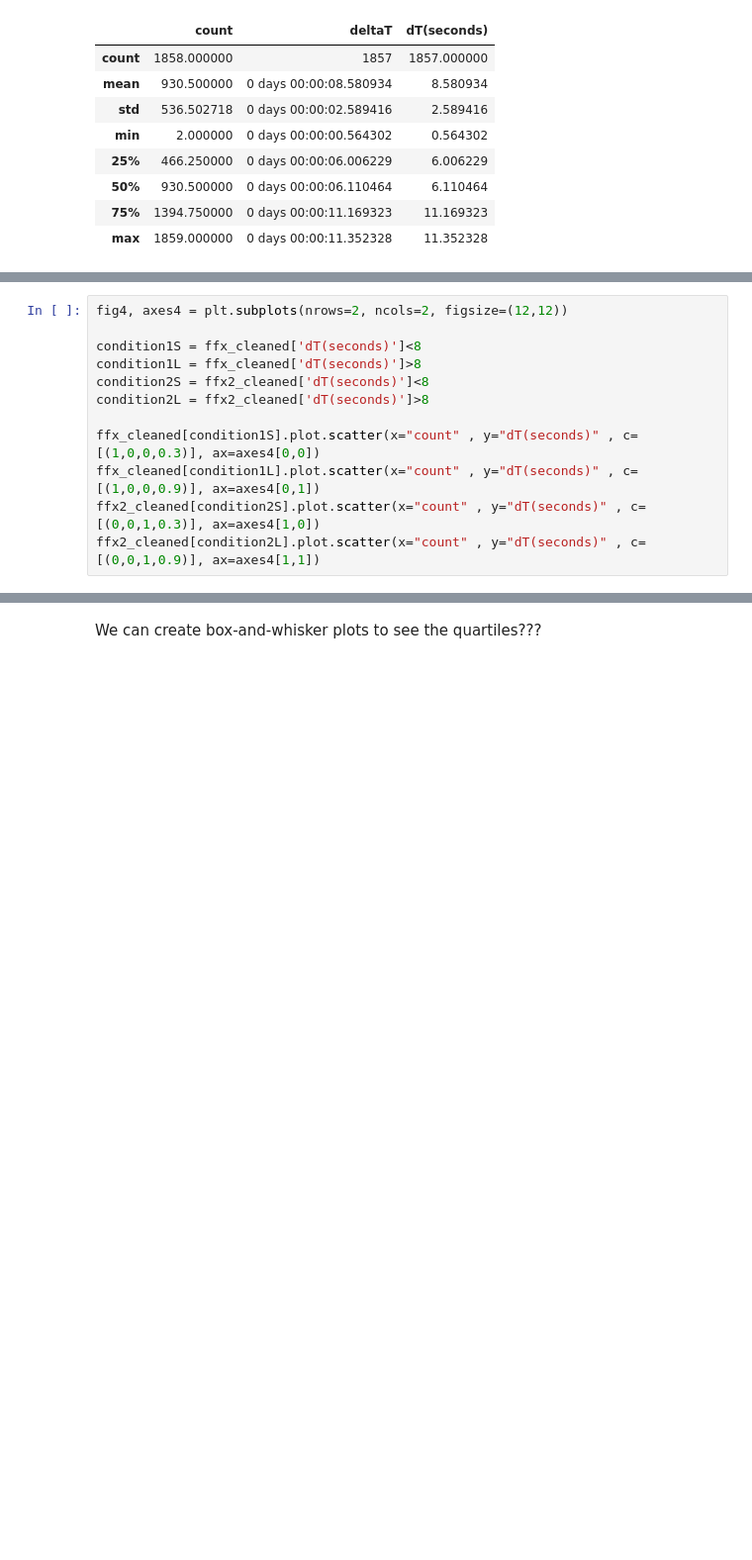
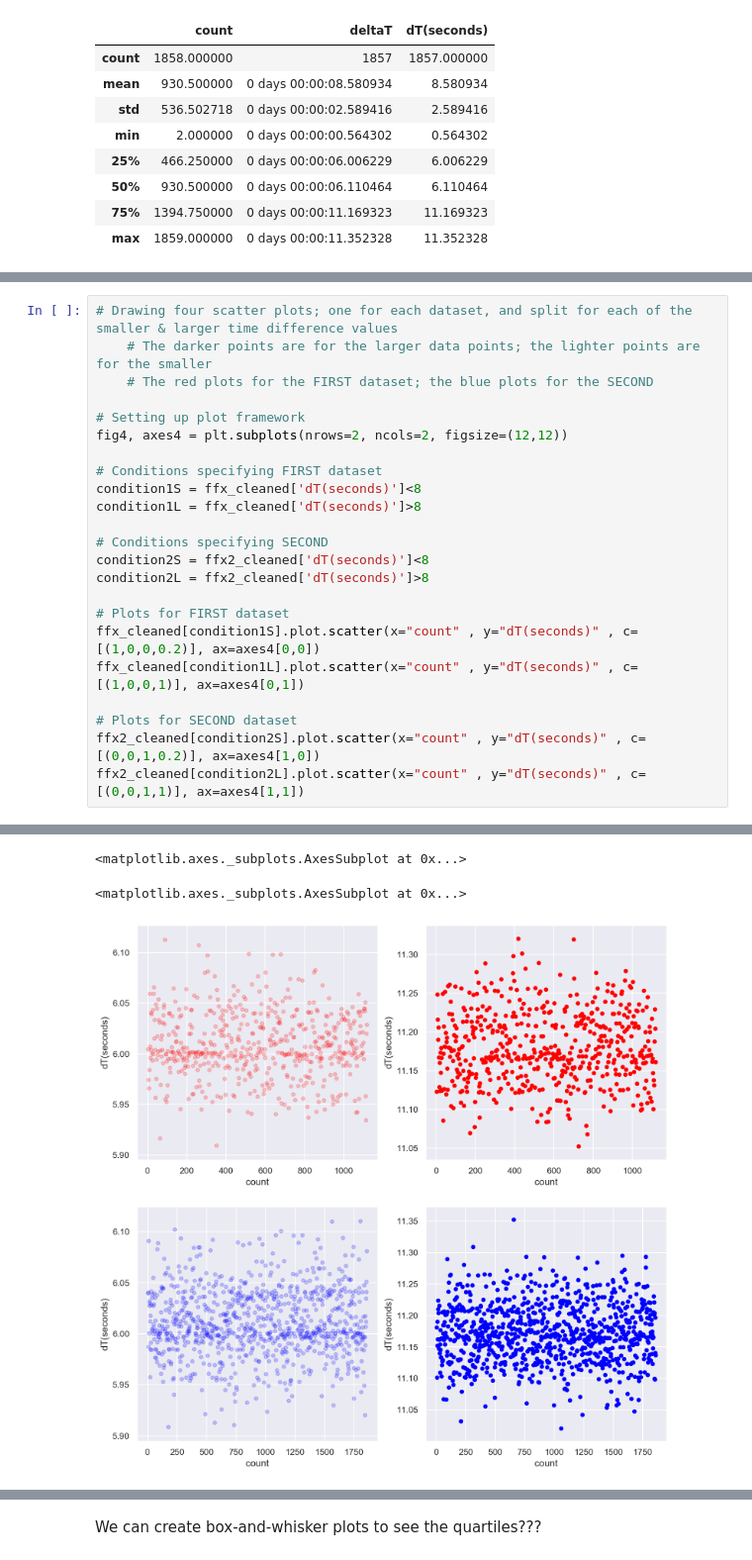
Before and after one commit to aj112358/FFX-Computer-Vision, a Jupyter notebook: Lightning Data.ipynb, the cells around one changed output, grey strips where cells are left out. Shown at 99% size. Saved outputs shown, nothing was run; the diff lists cells and outputs as text; blank space fills up the shorter version.

Commit message:
Final edits to lightning dataset

```diff
--- a/Lightning Data.ipynb
+++ b/Lightning Data.ipynb
@@ -647,12 +799,24 @@ We can isolate the higher and lower values in their own scatter plots:
 # %%
+# Drawing four scatter plots; one for each dataset, and split for each of the smaller & larger time difference values
+    # The darker points are for the larger data points; the lighter points are for the smaller
+    # The red plots for the FIRST dataset; the blue plots for the SECOND
+
+# Setting up plot framework
 fig4, axes4 = plt.subplots(nrows=2, ncols=2, figsize=(12,12))
 
+# Conditions specifying FIRST dataset
 condition1S = ffx_cleaned['dT(seconds)']<8
 condition1L = ffx_cleaned['dT(seconds)']>8
+
+# Conditions specifying SECOND
 condition2S = ffx2_cleaned['dT(seconds)']<8
 condition2L = ffx2_cleaned['dT(seconds)']>8
 
-ffx_cleaned[condition1S].plot.scatter(x="count" , y="dT(seconds)" , c=[(1,0,0,0.3)], ax=axes4[0,0])
-ffx_cleaned[condition1L].plot.scatter(x="count" , y="dT(seconds)" , c=[(1,0,0,0.9)], ax=axes4[0,1])
-ffx2_cleaned[condition2S].plot.scatter(x="count" , y="dT(seconds)" , c=[(0,0,1,0.3)], ax=axes4[1,0])
-ffx2_cleaned[condition2L].plot.scatter(x="count" , y="dT(seconds)" , c=[(0,0,1,0.9)], ax=axes4[1,1])
+# Plots for FIRST dataset
+ffx_cleaned[condition1S].plot.scatter(x="count" , y="dT(seconds)" , c=[(1,0,0,0.2)], ax=axes4[0,0])
+ffx_cleaned[condition1L].plot.scatter(x="count" , y="dT(seconds)" , c=[(1,0,0,1)], ax=axes4[0,1])
+
+# Plots for SECOND dataset
+ffx2_cleaned[condition2S].plot.scatter(x="count" , y="dT(seconds)" , c=[(0,0,1,0.2)], ax=axes4[1,0])
+ffx2_cleaned[condition2L].plot.scatter(x="count" , y="dT(seconds)" , c=[(0,0,1,1)], ax=axes4[1,1])
+# %% [output]
@@ -658,0 +825,3 @@ ffx2_cleaned[condition2L].plot.scatter(x="count" , y="dT(seconds)" , c=[(0,0,1,0
+<matplotlib.axes._subplots.AxesSubplot at 0x...>
+<matplotlib.axes._subplots.AxesSubplot at 0x...>
+[figure, added]
```
Also changed, not shown: parts of 50 cells of this notebook.
